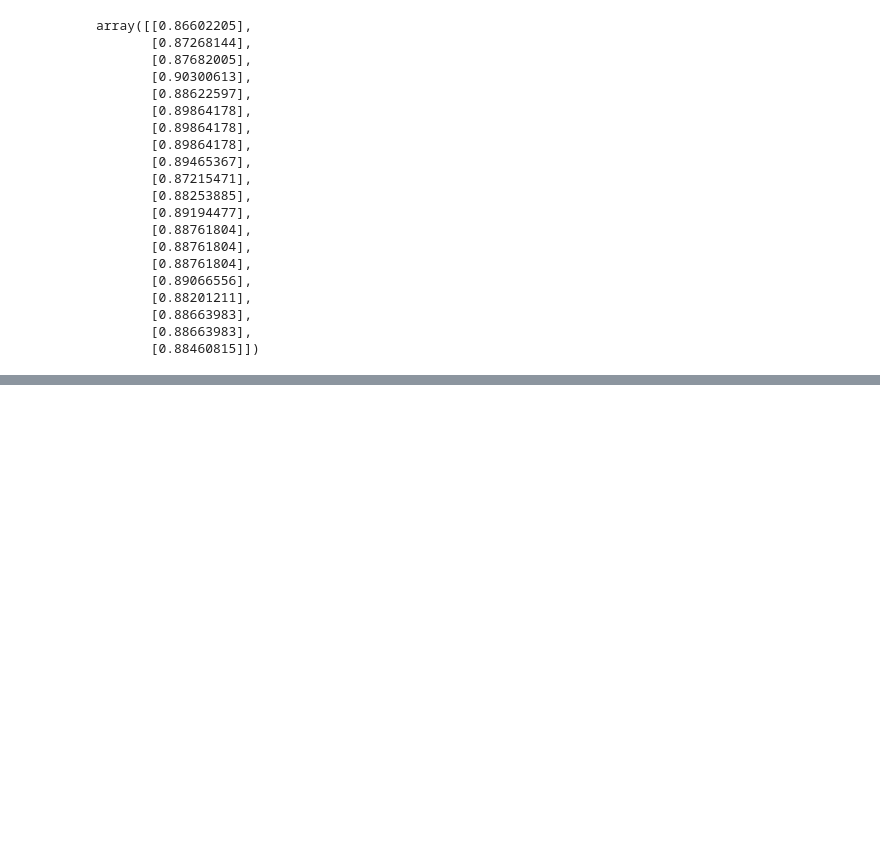
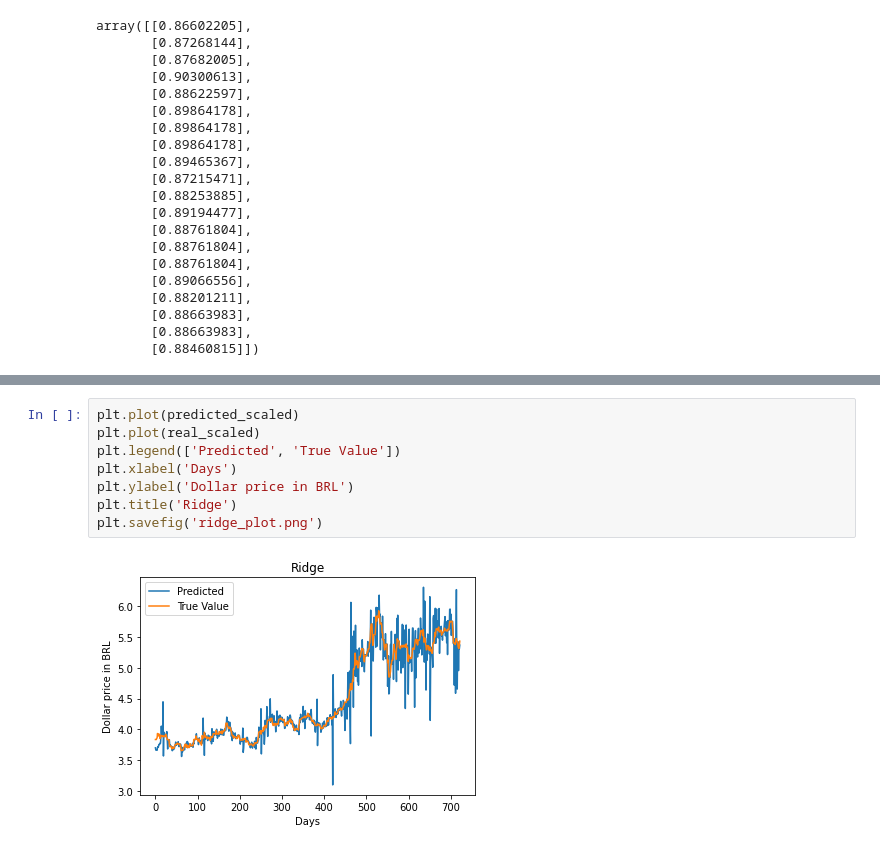
Before and after one commit to Julio-Assis/dollar-price-forecast, a Jupyter notebook: src/notebooks/ReturnOnInvestmentMetric.ipynb, the cells around one changed output, grey strips where cells are left out. Cells and saved outputs as stored; diff of their text form; blank space fills up the shorter version.

```diff
--- a/src/notebooks/ReturnOnInvestmentMetric.ipynb
+++ b/src/notebooks/ReturnOnInvestmentMetric.ipynb
@@ -872,0 +531,10 @@ array([[0.86602205],
+# %%
+plt.plot(predicted_scaled)
+plt.plot(real_scaled)
+plt.legend(['Predicted', 'True Value'])
+plt.xlabel('Days')
+plt.ylabel('Dollar price in BRL')
+plt.title('Ridge')
+plt.savefig('ridge_plot.png')
+# %% [output]
+[figure, added]
```
Also changed, not shown: parts of 27 cells of this notebook, 4 other files.
